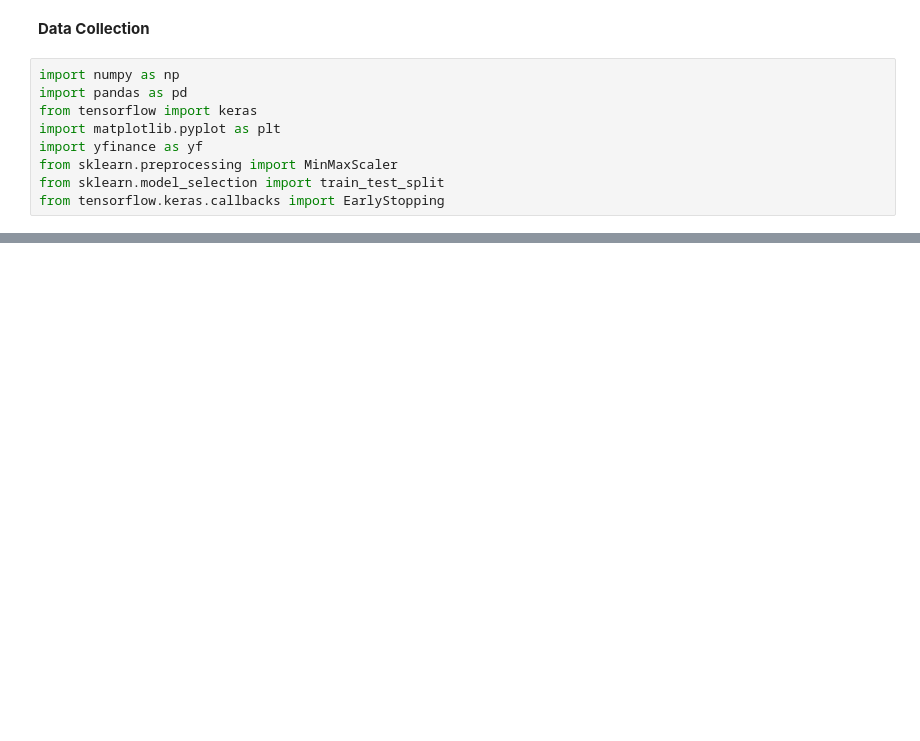
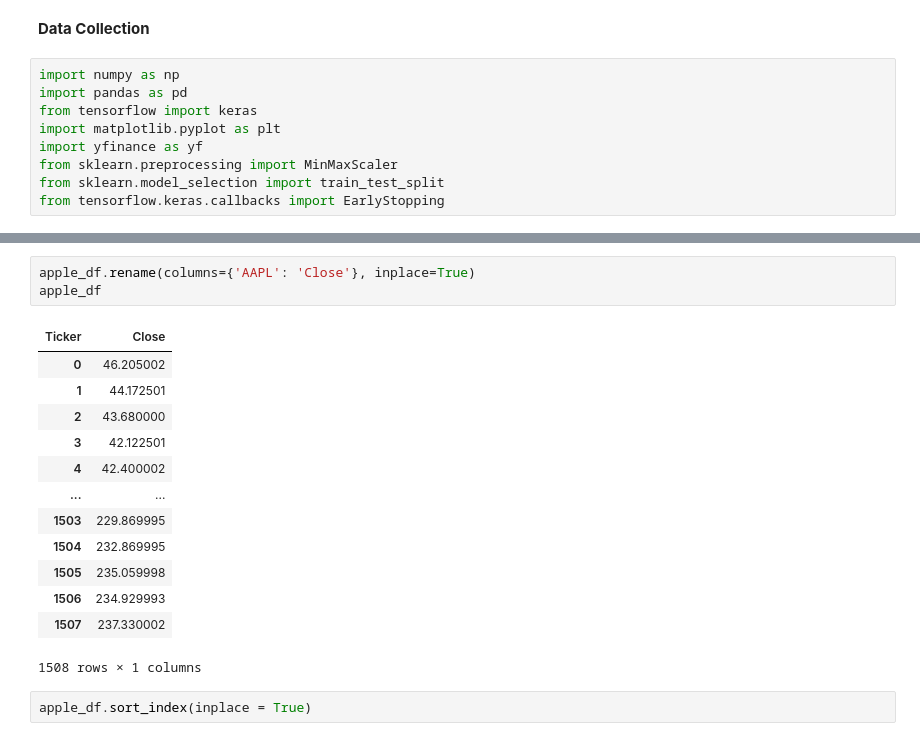
Before and after one commit to Prerana-walvekar/Stock, a Jupyter notebook: AAPL_LSTM.ipynb, the cells around one changed output, grey strips where cells are left out. Saved outputs shown, nothing was run; the diff lists cells and outputs as text; blank space fills up the shorter version.

```diff
--- a/AAPL_LSTM.ipynb
+++ b/AAPL_LSTM.ipynb
@@ -37,0 +59,19 @@ df
+# %%
+apple_df.rename(columns={'AAPL': 'Close'}, inplace=True)
+apple_df
+# %% [output]
+| Ticker | Close |
+| 0 | 46.205002 |
+| 1 | 44.172501 |
+| 2 | 43.680000 |
+| 3 | 42.122501 |
+| 4 | 42.400002 |
+| ... | ... |
+| 1503 | 229.869995 |
+| 1504 | 232.869995 |
+| 1505 | 235.059998 |
+| 1506 | 234.929993 |
+| 1507 | 237.330002 |
+1508 rows × 1 columns
+# %%
+apple_df.sort_index(inplace = True)
```
Also changed, not shown: parts of 18 cells of this notebook.
